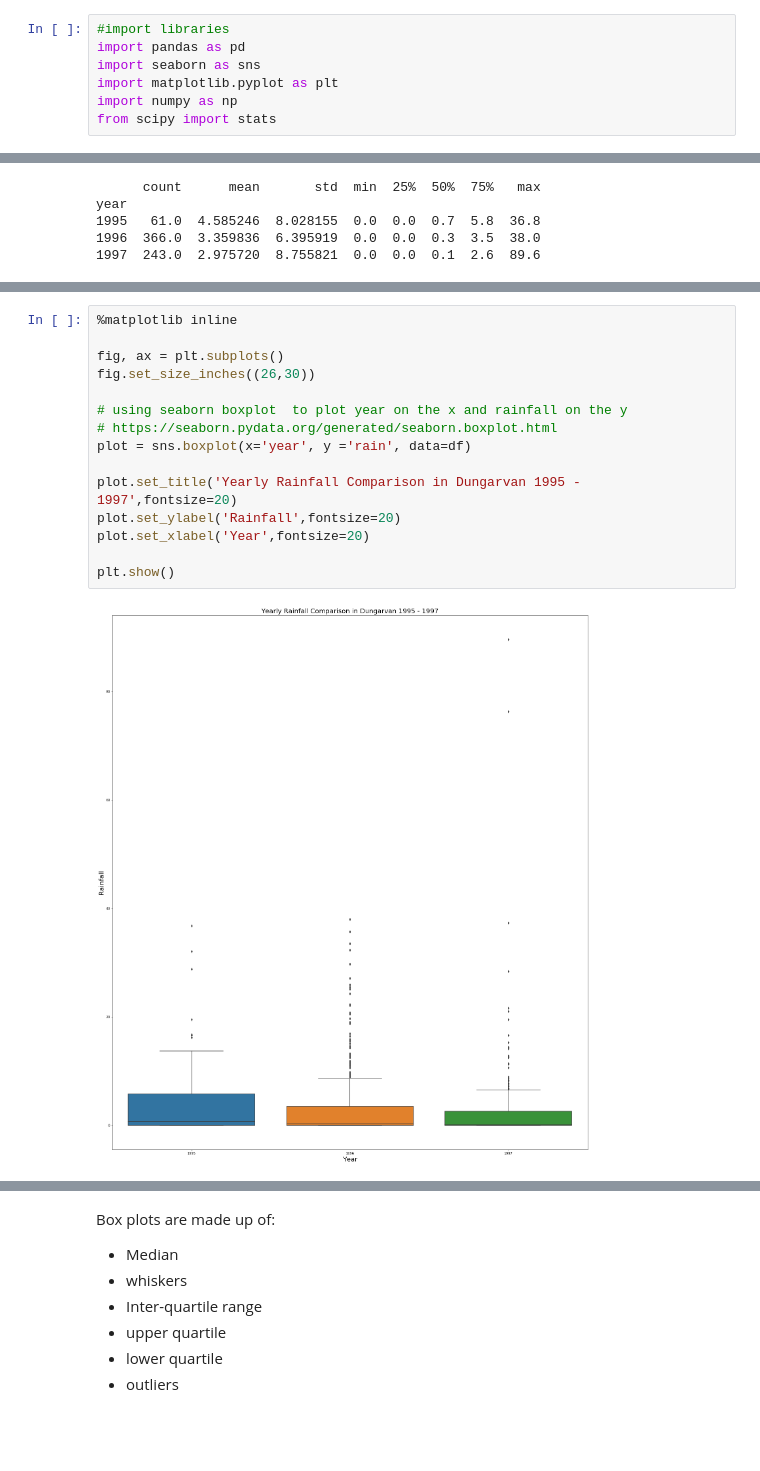
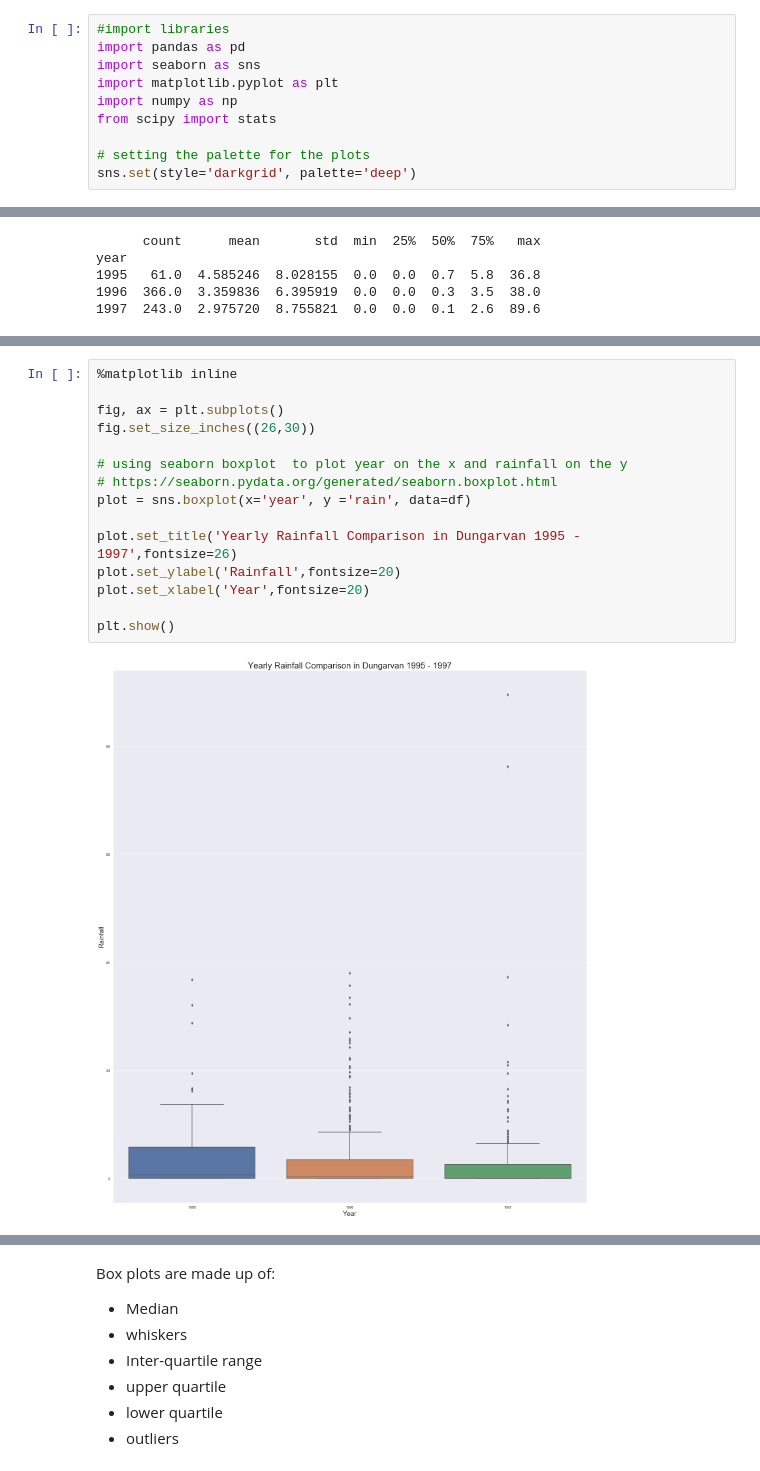
Before and after one commit to RitRa/Box-Plot-Project, a Jupyter notebook: Box Plot Project.ipynb, the cells around one changed output, grey strips where cells are left out. Cells and saved outputs as stored; diff of their text form; blank space fills up the shorter version.

Commit message:
adding boxem plot

```diff
--- a/Box Plot Project.ipynb
+++ b/Box Plot Project.ipynb
@@ -71,3 +74,6 @@ import seaborn as sns
 import matplotlib.pyplot as plt
 import numpy as np
 from scipy import stats
+
+# setting the palette for the plots
+sns.set(style='darkgrid', palette='deep')
@@ -173,18 +161,18 @@ https://seaborn.pydata.org/generated/seaborn.boxplot.html
 # %%
 %matplotlib inline
 
 fig, ax = plt.subplots()
 fig.set_size_inches((26,30))
 
 # using seaborn boxplot  to plot year on the x and rainfall on the y
 # https://seaborn.pydata.org/generated/seaborn.boxplot.html
 plot = sns.boxplot(x='year', y ='rain', data=df)
 
-plot.set_title('Yearly Rainfall Comparison in Dungarvan 1995 - 1997',fontsize=20)
+plot.set_title('Yearly Rainfall Comparison in Dungarvan 1995 - 1997',fontsize=26)
 plot.set_ylabel('Rainfall',fontsize=20)
 plot.set_xlabel('Year',fontsize=20)
 
 plt.show()
 # %% [output]
-[figure, old version]
+[figure, new version]
 # %% [markdown]
```
Also changed, not shown: parts of 18 cells of this notebook.
